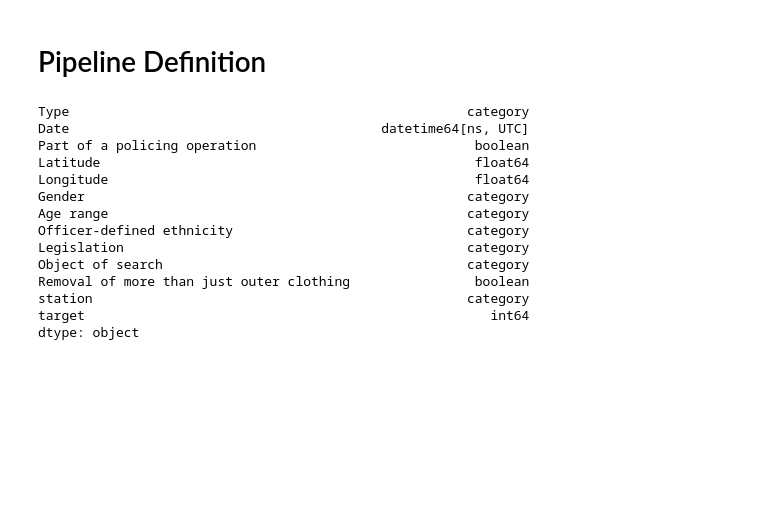
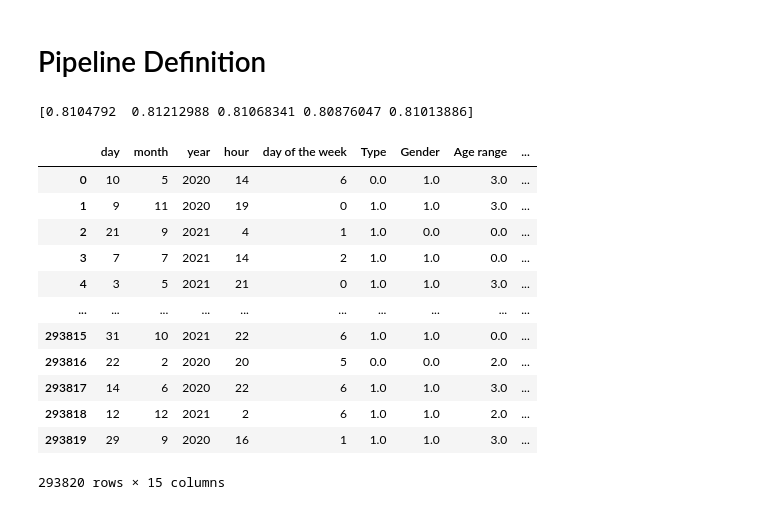
Before and after one commit to joaobssa/ldsa_capstone, a Jupyter notebook: 2 Baseline.ipynb, the cells around one changed output. Drawn from its saved outputs; the diff is of its cells as text; code cells hidden in the pictures; blank space fills up the shorter version.

```diff
--- a/2 Baseline.ipynb
+++ b/2 Baseline.ipynb
@@ -129,19 +76,2 @@ df_train
 # %% [markdown]
 # Pipeline Definition
-# %%
-df_clean.dtypes
-# %% [output]
-Type                                                   category
-Date                                        datetime64[ns, UTC]
-Part of a policing operation                            boolean
-Latitude                                                float64
-Longitude                                               float64
-Gender                                                 category
-Age range                                              category
-Officer-defined ethnicity                              category
-Legislation                                            category
-Object of search                                       category
-Removal of more than just outer clothing                boolean
-station                                                category
-target                                                    int64
-dtype: object
@@ -148,3 +107,28 @@ dtype: object
+# %%
+class BoolTransformer(BaseEstimator, TransformerMixin):
+    # Fills missing values with False and converts boolean values to numeric
+
+    def __init__(self):
+
+        return
+
+    def fit(self, X, y=None):
+
+
+        # always copy!
+        X = X.copy()
+
+        return self
+
+    def transform(self, X, y=None):
+
+        # always copy!
+        X_ = X.copy()
+
+        X_['Part of a policing operation'] = X_['Part of a policing operation'].fillna(value=False)
+        X_['Part of a policing operation'] = X_['Part of a policing operation'] * 1.0
+
+        return X_
 # %%
 def create_pipeline(df, model):
 
@@ -212 +205,33 @@ def see_cross_val(pipeline, X, y_bin):
     print(roc_aucs)
+# %%
+
+model = GaussianNB()
+
+pipeline, X_train, y_train = create_pipeline(df_train, model)
+
+
+see_cross_val(pipeline, X_train, y_train)
+# %% [output]
+[0.8104792  0.81212988 0.81068341 0.80876047 0.81013886]
+# %%
+# check transformation results
+
+X_df = pd.DataFrame(data=pipeline.named_steps['preprocessor'].transform(X_train), columns=['day', 'month', 'year', 'hour', 'day of the week','Type', 'Gender', 'Age range',
+                                                                                           'Officer-defined ethnicity', 'Legislation', 'Object of search', 'station',
+                                                                                            'Part of a policing operation',
+                                                                                            'Latitude', 'Longitude'])
+X_df
+# %% [output]
+|  | day | month | year | hour | day of the week | Type | Gender | Age range | ... |
+| 0 | 10 | 5 | 2020 | 14 | 6 | 0.0 | 1.0 | 3.0 | ... |
+| 1 | 9 | 11 | 2020 | 19 | 0 | 1.0 | 1.0 | 3.0 | ... |
+| 2 | 21 | 9 | 2021 | 4 | 1 | 1.0 | 0.0 | 0.0 | ... |
+| 3 | 7 | 7 | 2021 | 14 | 2 | 1.0 | 1.0 | 0.0 | ... |
+| 4 | 3 | 5 | 2021 | 21 | 0 | 1.0 | 1.0 | 3.0 | ... |
+| ... | ... | ... | ... | ... | ... | ... | ... | ... | ... |
+| 293815 | 31 | 10 | 2021 | 22 | 6 | 1.0 | 1.0 | 0.0 | ... |
+| 293816 | 22 | 2 | 2020 | 20 | 5 | 0.0 | 0.0 | 2.0 | ... |
+| 293817 | 14 | 6 | 2020 | 22 | 6 | 1.0 | 1.0 | 3.0 | ... |
+| 293818 | 12 | 12 | 2021 | 2 | 6 | 1.0 | 1.0 | 2.0 | ... |
+| 293819 | 29 | 9 | 2020 | 16 | 1 | 1.0 | 1.0 | 3.0 | ... |
+293820 rows × 15 columns
```
Also changed, not shown: parts of 16 cells of this notebook, 10 other files.
